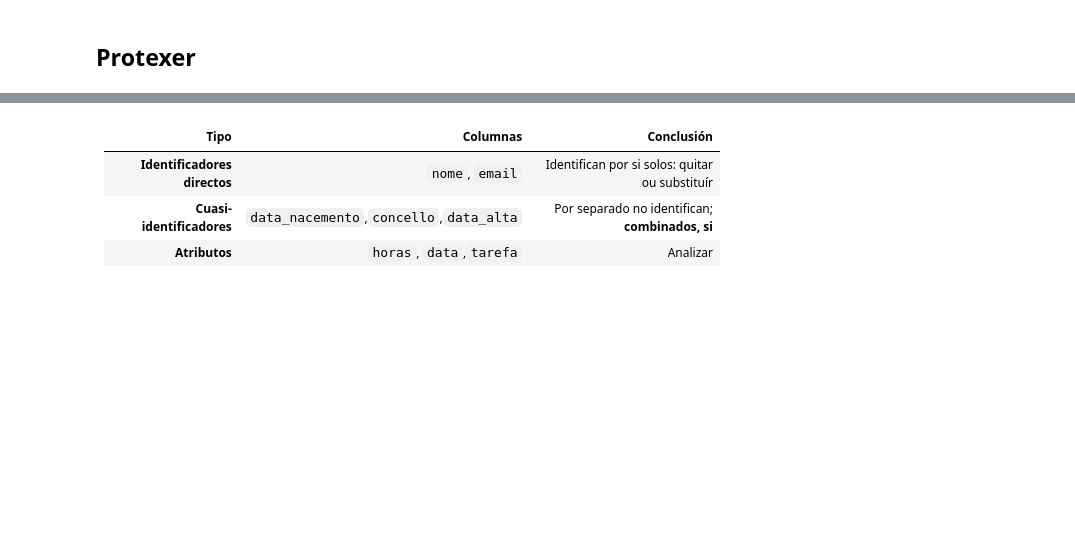
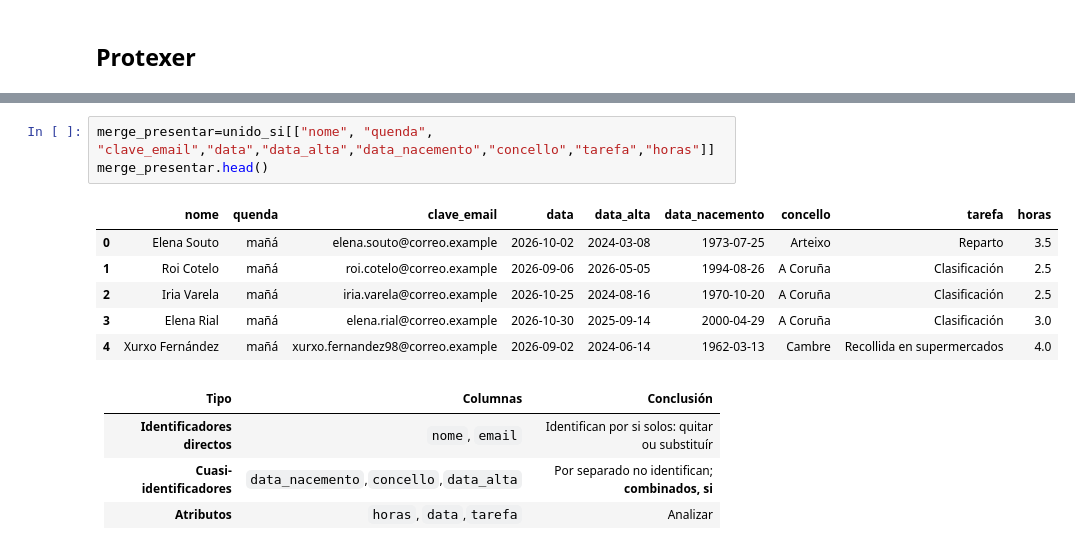
Before and after one commit to carolinamesacurso/Practica_Voluntariado, a Jupyter notebook: notebooks/voluntariado.ipynb, the cells around one changed output, grey strips where cells are left out. Saved outputs shown, nothing was run; the diff lists cells and outputs as text; blank space fills up the shorter version.

```diff
--- a/notebooks/voluntariado.ipynb
+++ b/notebooks/voluntariado.ipynb
@@ -268,6 +274,16 @@ unido_si.head()
 | 2 | 2026-10-25 | mañá | Clasificación | iria.varela@correo.example | 2.5 | iria.varela@correo.example | Iria Varela | iria.varela@correo.example | 1970-10-20 | A Coruña | ... |
 | 3 | 2026-10-30 | mañá | Clasificación | elena.rial@correo.example | 3.0 | elena.rial@correo.example | Elena Rial | elena.rial@correo.example | 2000-04-29 | A Coruña | ... |
 | 4 | 2026-09-02 | mañá | Recollida en supermercados | xurxo.fernandez98@correo.example | 4.0 | xurxo.fernandez98@correo.example | Xurxo Fernández | xurxo.fernandez98@correo.example | 1962-03-13 | Cambre | ... |
+# %%
+merge_presentar=unido_si[["nome", "quenda", "clave_email","data","data_alta","data_nacemento","concello","tarefa","horas"]]
+merge_presentar.head()
+# %% [output]
+|  | nome | quenda | clave_email | data | data_alta | data_nacemento | concello | tarefa | horas |
+| 0 | Elena Souto | mañá | elena.souto@correo.example | 2026-10-02 | 2024-03-08 | 1973-07-25 | Arteixo | Reparto | 3.5 |
+| 1 | Roi Cotelo | mañá | roi.cotelo@correo.example | 2026-09-06 | 2026-05-05 | 1994-08-26 | A Coruña | Clasificación | 2.5 |
+| 2 | Iria Varela | mañá | iria.varela@correo.example | 2026-10-25 | 2024-08-16 | 1970-10-20 | A Coruña | Clasificación | 2.5 |
+| 3 | Elena Rial | mañá | elena.rial@correo.example | 2026-10-30 | 2025-09-14 | 2000-04-29 | A Coruña | Clasificación | 3.0 |
+| 4 | Xurxo Fernández | mañá | xurxo.fernandez98@correo.example | 2026-09-02 | 2024-06-14 | 1962-03-13 | Cambre | Recollida en supermercados | 4.0 |
 # %% [markdown]
 | Tipo | Columnas | Conclusión |
 |---|---|---|
```
Also changed, not shown: parts of 13 cells of this notebook, 1 other file.
